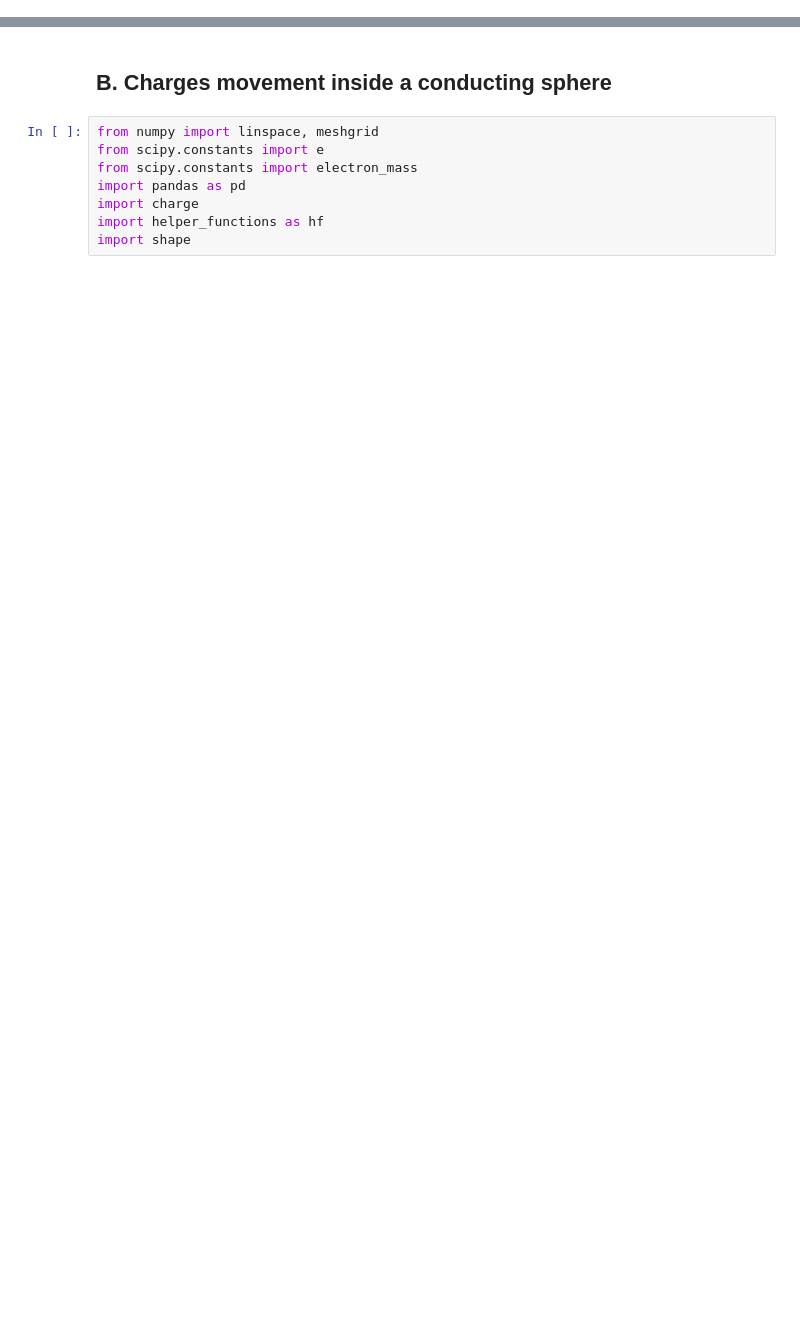
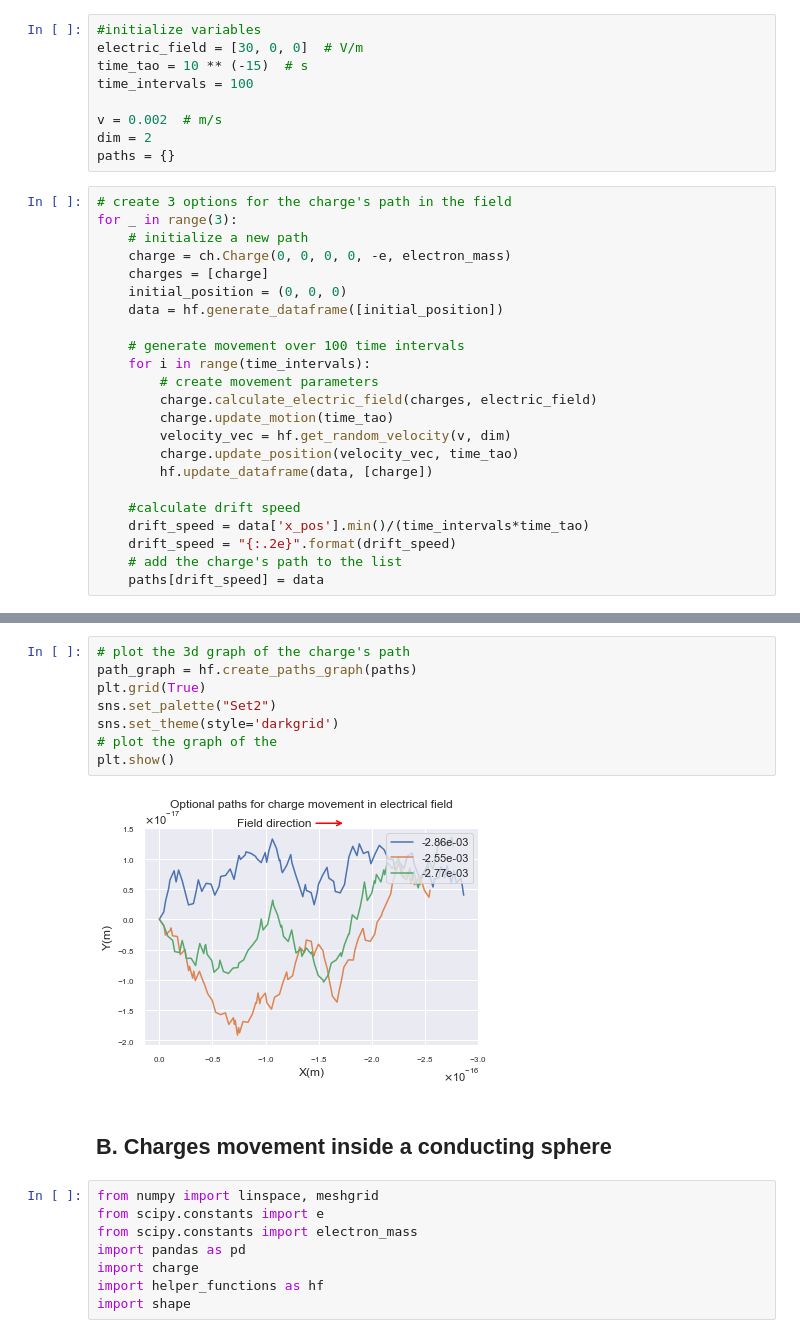
Before and after one commit to DrordeHartog/ChargeFlowSim, a Jupyter notebook: charge_flow_simulations.ipynb, the cells around one changed output, grey strips where cells are left out. Saved outputs shown, nothing was run; the diff lists cells and outputs as text; blank space fills up the shorter version.

```diff
--- a/charge_flow_simulations.ipynb
+++ b/charge_flow_simulations.ipynb
@@ -0,0 +10,32 @@
+# %%
+#initialize variables
+electric_field = [30, 0, 0]  # V/m
+time_tao = 10 ** (-15)  # s
+time_intervals = 100
+
+v = 0.002  # m/s
+dim = 2
+paths = {}
+# %%
+# create 3 options for the charge's path in the field
+for _ in range(3):
+    # initialize a new path
+    charge = ch.Charge(0, 0, 0, 0, -e, electron_mass)
+    charges = [charge]
+    initial_position = (0, 0, 0)
+    data = hf.generate_dataframe([initial_position])
+
+    # generate movement over 100 time intervals
+    for i in range(time_intervals):
+        # create movement parameters
+        charge.calculate_electric_field(charges, electric_field)
+        charge.update_motion(time_tao)
+        velocity_vec = hf.get_random_velocity(v, dim)
+        charge.update_position(velocity_vec, time_tao)
+        hf.update_dataframe(data, [charge])
+
+    #calculate drift speed
+    drift_speed = data['x_pos'].min()/(time_intervals*time_tao)
+    drift_speed = "{:.2e}".format(drift_speed)
+    # add the charge's path to the list
+    paths[drift_speed] = data
@@ -1,3 +62,13 @@
+# %%
+# plot the 3d graph of the charge's path
+path_graph = hf.create_paths_graph(paths)
+plt.grid(True)
+sns.set_palette("Set2")
+sns.set_theme(style='darkgrid')
+# plot the graph of the
+plt.show()
+# %% [output]
+[figure, added]
 # %% [markdown]
 ## B. Charges movement inside a conducting sphere
 # %%
```
Also changed, not shown: parts of 12 cells of this notebook, 5 other files.
